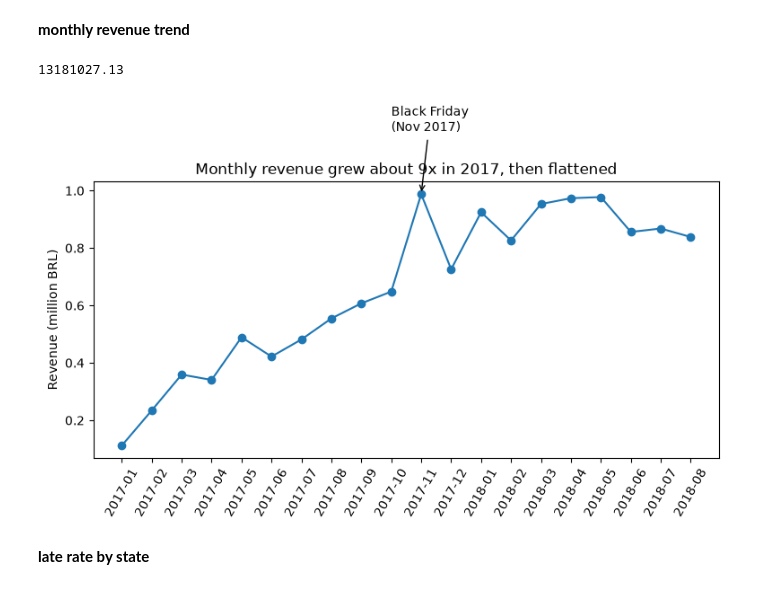
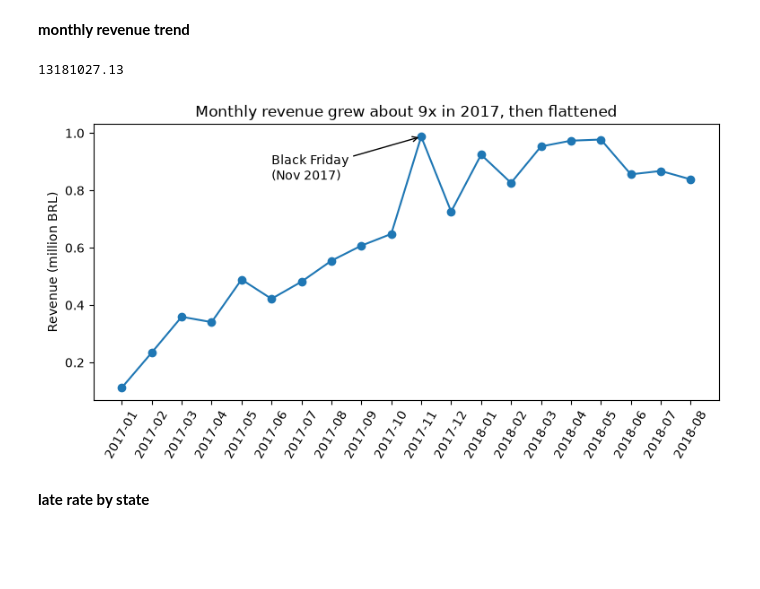
Before and after one commit to gokulkrishnab-gkb/olist-ecommerce-analysis, a Jupyter notebook: analysis.ipynb, the cells around one changed output. Drawn from its saved outputs; the diff is of its cells as text; code cells hidden in the pictures; blank space fills up the shorter version.

```diff
--- a/analysis.ipynb
+++ b/analysis.ipynb
@@ -67,33 +68,33 @@ plt.show()
 # %%
 rev_query = """
 SELECT strftime('%Y-%m', o.order_purchase_timestamp) AS order_month,
        SUM(oi.price) AS revenue
 FROM orders o
 JOIN order_items oi ON oi.order_id = o.order_id
 WHERE o.order_status = 'delivered'
   AND strftime('%Y-%m', o.order_purchase_timestamp) BETWEEN '2017-01' AND '2018-08'
 GROUP BY order_month
 ORDER BY order_month
 """
 rev = pd.read_sql_query(rev_query, conn)
 rev["revenue_m"] = rev["revenue"] / 1e6
 print(round(rev["revenue"].sum(), 2))   # should be 13181027.13
 
 fig, ax = plt.subplots(figsize=(9, 4))
 ax.plot(rev["order_month"], rev["revenue_m"], marker="o")
 bf = rev.index[rev["order_month"] == "2017-11"][0]
 ax.annotate("Black Friday\n(Nov 2017)", xy=(bf, rev.loc[bf, "revenue_m"]),
-            xytext=(bf - 1, rev.loc[bf, "revenue_m"] + 0.22),
+            xytext=(bf - 5, rev.loc[bf, "revenue_m"] - 0.15),
             arrowprops=dict(arrowstyle="->"))
 ax.set_title("Monthly revenue grew about 9x in 2017, then flattened")
 ax.set_ylabel("Revenue (million BRL)")
 ax.set_xlabel("")
 plt.xticks(rotation=60)
 plt.savefig("charts/monthly_revenue.png", dpi=150, bbox_inches="tight")
 plt.show()
 # %% [output]
 13181027.13
-[figure, old version]
+[figure, new version]
 # %% [markdown]
 **late rate by state**
 # %%
```
Also changed, not shown: parts of 2 cells of this notebook, 3 other files.
